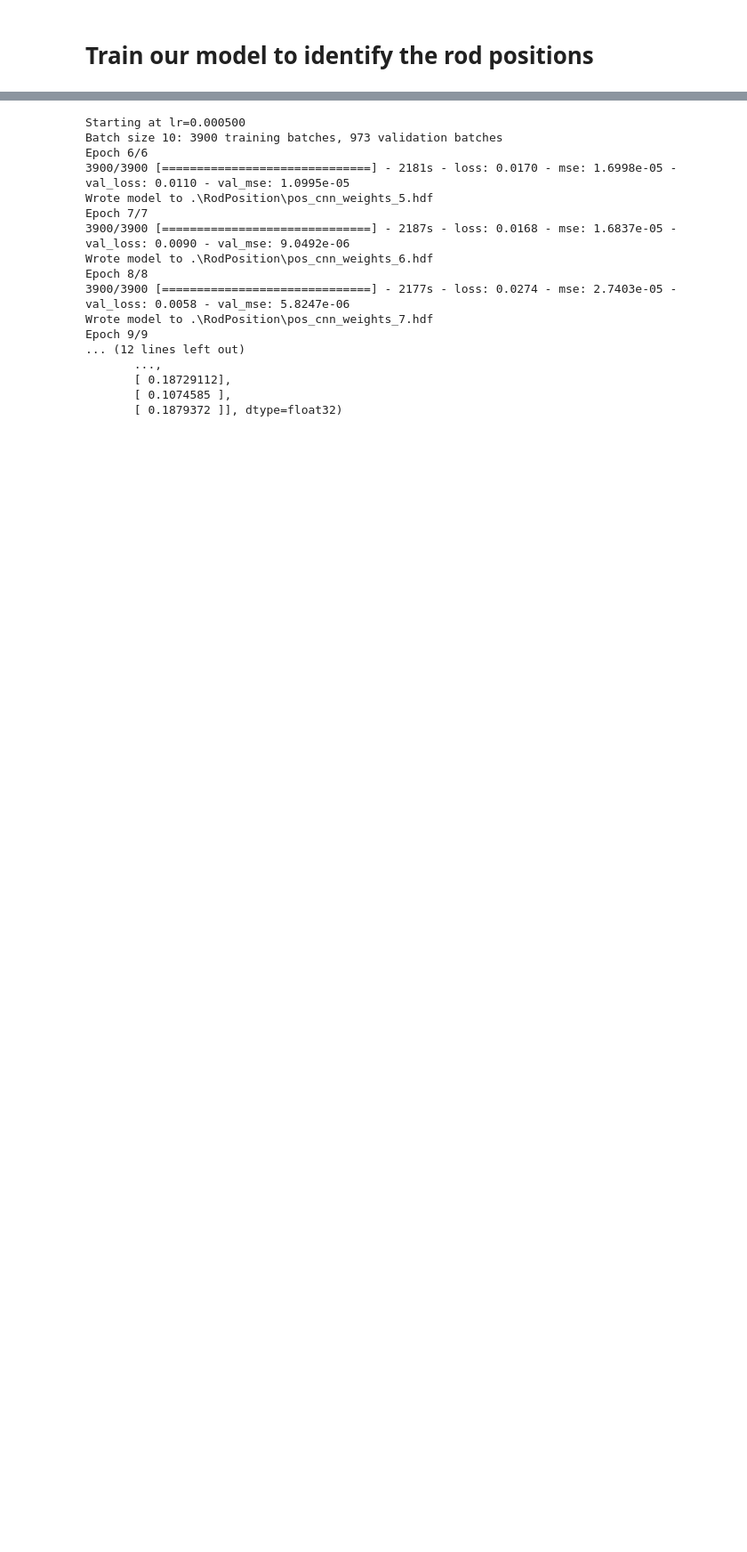
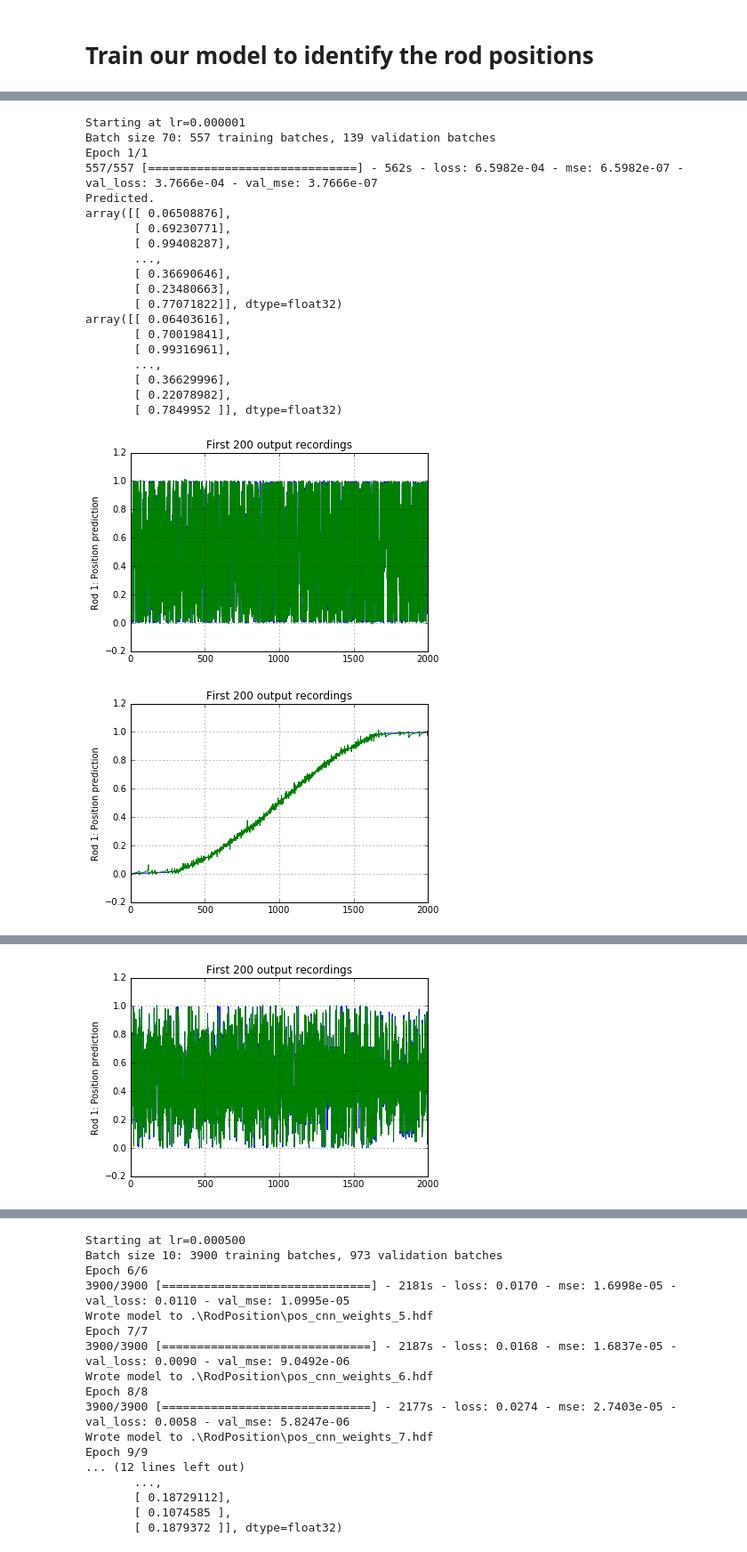
Before and after one commit to glmcdona/FoosAI, a Jupyter notebook: Code/Training/TrainingRodModel.ipynb, the cells around one changed output, grey strips where cells are left out. Shown at 89% size. Drawn from its saved outputs; the diff is of its cells as text; code cells hidden in the pictures; blank space fills up the shorter version.

Commit message:
Fixes for the rod training model.

```diff
--- a/Code/Training/TrainingRodModel.ipynb
+++ b/Code/Training/TrainingRodModel.ipynb
@@ -374,7 +439,7 @@ x = Conv3D(cnn_kernel_count,
 conv_num+=1
 
 # Split into a horizontal detail and vertical detailed CNN paths
-x = MaxPooling3D( pool_size=(1, 2, 2),
+x = MaxPooling3D( pool_size=(1, 1, 2),
                   name = "max_pooling3d_%i"%pool_num)(x) # (?, 1, 45, 150, cnn_kernel_count, 3 )
 pool_num+=1
 
@@ -391,7 +456,7 @@ x = Conv3D(cnn_kernel_count,
            name = "conv3d_%i"%conv_num)(x)
 conv_num+=1
 
-x = MaxPooling3D( pool_size=(1, 2, 2),
+x = MaxPooling3D( pool_size=(1, 1, 2),
                   name = "max_pooling3d_%i"%pool_num)(x) # (?, 1, 45, 75, 128, 3 )
 pool_num+=1
 
@@ -441,10 +506,9 @@ x = Conv3D(cnn_kernel_count,
            activation = "relu",
            name = "conv3d_%i"%conv_num)(x)
 conv_num+=1
-x = MaxPooling3D( pool_size=(1, 1, 2),
+x = MaxPooling3D( pool_size=(1, 2, 2),
                   name = "max_pooling3d_%i"%pool_num)(x)
 pool_num+=1
-
 
 x = Conv3D(cnn_kernel_count,
            kernel_size = (1, 3, 3),
@@ -458,24 +522,11 @@ x = Conv3D(cnn_kernel_count,
            activation = "relu",
            name = "conv3d_%i"%conv_num)(x)
 conv_num+=1
-x = MaxPooling3D( pool_size=(1, 1, 2),
-                  name = "max_pooling3d_%i"%pool_num)(x)
-pool_num+=1
 
 
 x = Flatten()(x)
-
-x = Dense(128, activation='relu',name="dense_%i"%dense_num)(x)
-dense_num+=1
 x = Dropout(0.5)(x)
 
-x = Dense(64, activation='relu',name="dense_%i"%dense_num)(x)
-dense_num+=1
-x = Dropout(0.5)(x)
-
-x = Dense(32, activation='relu',name="dense_%i"%dense_num)(x)
-dense_num+=1
-x = Dropout(0.5)(x)
 predictions = Dense(output_size, activation='linear',name="dense_%i"%dense_num)(x)
 dense_num+=1
 
@@ -485,7 +536,7 @@ model = Model(inputs=inputs, outputs=predictions)
 # For a multi-class classification problem
 model.compile(optimizer=keras.optimizers.RMSprop(lr=0.0001),
               loss='mean_squared_error',
-              metrics=['accuracy'])
+              metrics=['mean_squared_error'])
 
 
 model.summary()
@@ -561,0 +583,34 @@ User stopped the training.
+# %%
+
+batch_size = 70
+
+epoch = 0
+(epoch, stop) = run_train(model, batch_size, training, lr=0.000001,start_epoch=epoch, num_epochs=15, WEIGHTS_FNAME=WEIGHTS_FNAME, MODELS_FNAME=MODELS_FNAME, plot_frequency=4)
+if not stop:
+    (epoch, stop) = run_train(model, batch_size, training, lr=0.0000001,start_epoch=epoch, num_epochs=15, WEIGHTS_FNAME=WEIGHTS_FNAME, MODELS_FNAME=MODELS_FNAME, plot_frequency=4)
+if not stop:
+    (epoch, stop) = run_train(model, batch_size, training, lr=0.00000001,start_epoch=epoch, num_epochs=15, WEIGHTS_FNAME=WEIGHTS_FNAME, MODELS_FNAME=MODELS_FNAME, plot_frequency=4)
+if not stop:
+    (epoch, stop) = run_train(model, batch_size, training, lr=0.000000001,start_epoch=epoch, num_epochs=15, WEIGHTS_FNAME=WEIGHTS_FNAME, MODELS_FNAME=MODELS_FNAME, plot_frequency=4)
+# %% [output]
+Starting at lr=0.000001
+Batch size 70: 557 training batches, 139 validation batches
+Epoch 1/1
+557/557 [==============================] - 562s - loss: 6.5982e-04 - mse: 6.5982e-07 - val_loss: 3.7666e-04 - val_mse: 3.7666e-07
+Predicted.
+array([[ 0.06508876],
+       [ 0.69230771],
+       [ 0.99408287],
+       ...,
+       [ 0.36690646],
+       [ 0.23480663],
+       [ 0.77071822]], dtype=float32)
+array([[ 0.06403616],
+       [ 0.70019841],
+       [ 0.99316961],
+       ...,
+       [ 0.36629996],
+       [ 0.22078982],
+       [ 0.7849952 ]], dtype=float32)
+[figure, added]
+[figure, added]
@@ -561,0 +634 @@ User stopped the training.
+[figure, added]
```
Also changed, not shown: parts of 7 cells of this notebook, 5 other files.
